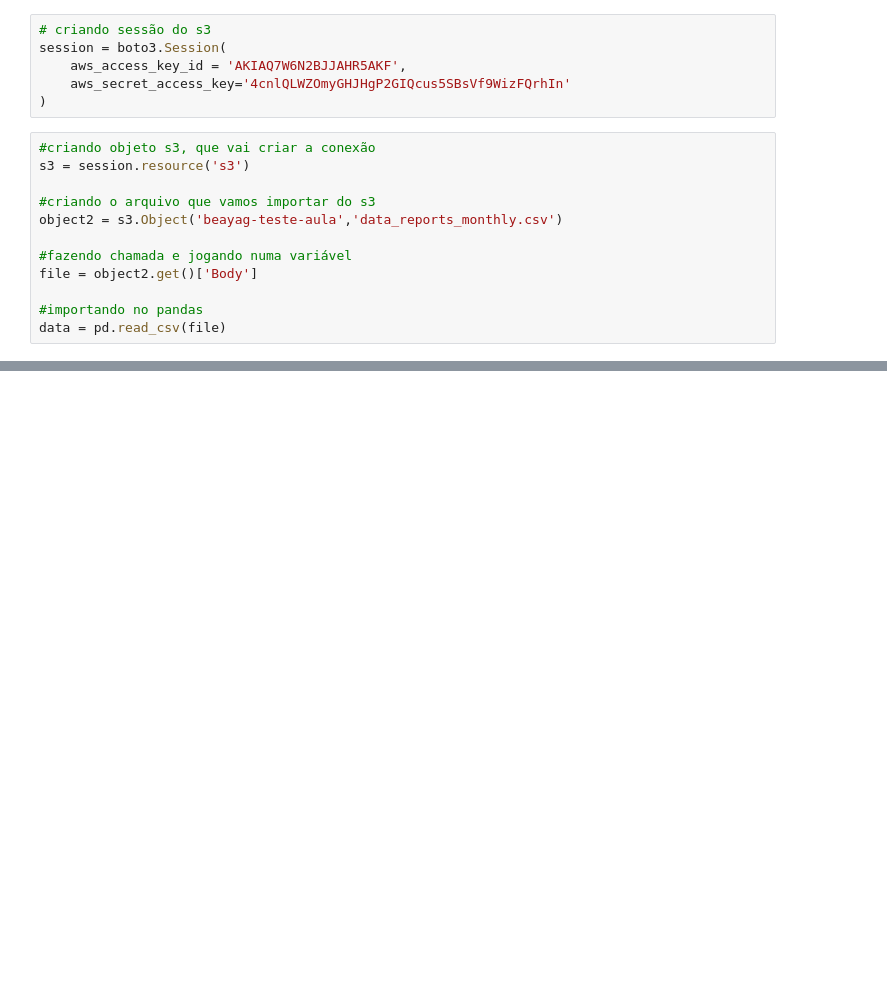
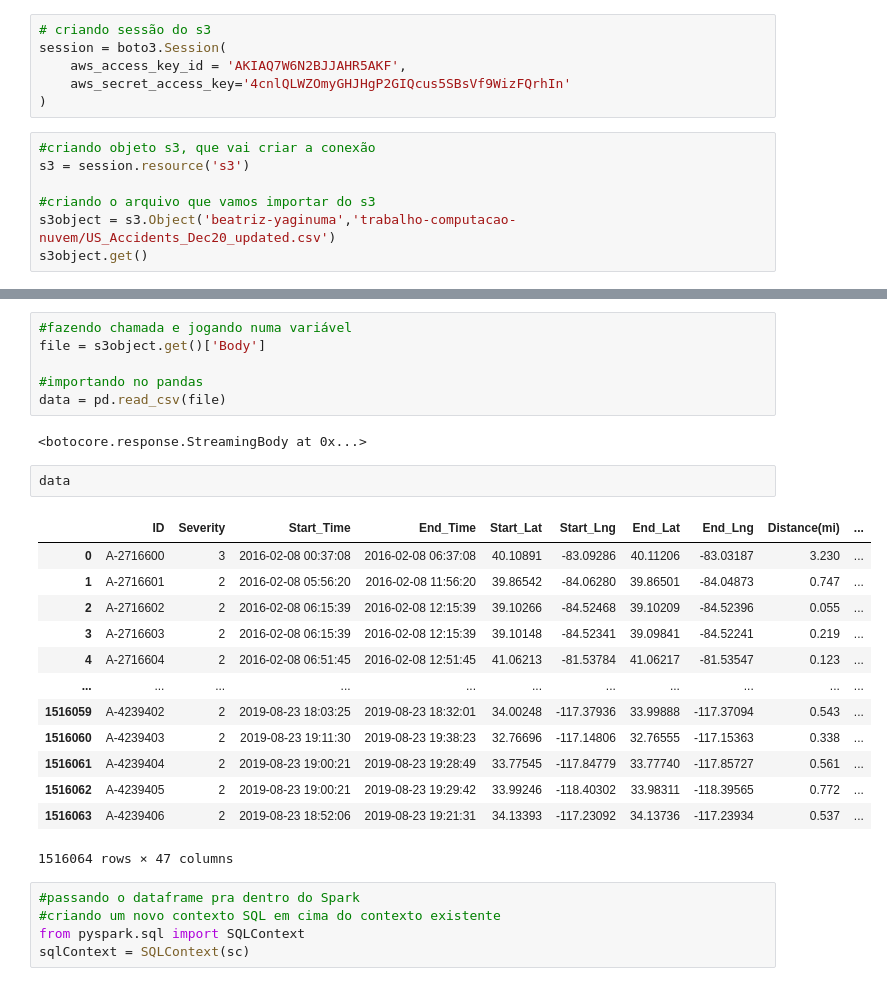
Before and after one commit to byaginuma/pos-data-science, a Jupyter notebook: computacao-nuvem/trabalho_computacao_nuvem.ipynb, the cells around one changed output, grey strips where cells are left out. Drawn from its saved outputs; the diff is of its cells as text; blank space fills up the shorter version.

```diff
--- a/computacao-nuvem/trabalho_computacao_nuvem.ipynb
+++ b/computacao-nuvem/trabalho_computacao_nuvem.ipynb
@@ -21,10 +17,5 @@ session = boto3.Session(
 s3 = session.resource('s3')
 
 #criando o arquivo que vamos importar do s3
-object2 = s3.Object('beayag-teste-aula','data_reports_monthly.csv')
-
-#fazendo chamada e jogando numa variável
-file = object2.get()['Body']
-
-#importando no pandas
-data = pd.read_csv(file)
+s3object = s3.Object('beatriz-yaginuma','trabalho-computacao-nuvem/US_Accidents_Dec20_updated.csv')
+s3object.get()
@@ -30,0 +43,29 @@ data = pd.read_csv(file)
+# %%
+#fazendo chamada e jogando numa variável
+file = s3object.get()['Body']
+
+#importando no pandas
+data = pd.read_csv(file)
+# %% [output]
+<botocore.response.StreamingBody at 0x...>
+# %%
+data
+# %% [output]
+|  | ID | Severity | Start_Time | End_Time | Start_Lat | Start_Lng | End_Lat | End_Lng | Distance(mi) | ... |
+| 0 | A-2716600 | 3 | 2016-02-08 00:37:08 | 2016-02-08 06:37:08 | 40.10891 | -83.09286 | 40.11206 | -83.03187 | 3.230 | ... |
+| 1 | A-2716601 | 2 | 2016-02-08 05:56:20 | 2016-02-08 11:56:20 | 39.86542 | -84.06280 | 39.86501 | -84.04873 | 0.747 | ... |
+| 2 | A-2716602 | 2 | 2016-02-08 06:15:39 | 2016-02-08 12:15:39 | 39.10266 | -84.52468 | 39.10209 | -84.52396 | 0.055 | ... |
+| 3 | A-2716603 | 2 | 2016-02-08 06:15:39 | 2016-02-08 12:15:39 | 39.10148 | -84.52341 | 39.09841 | -84.52241 | 0.219 | ... |
+| 4 | A-2716604 | 2 | 2016-02-08 06:51:45 | 2016-02-08 12:51:45 | 41.06213 | -81.53784 | 41.06217 | -81.53547 | 0.123 | ... |
+| ... | ... | ... | ... | ... | ... | ... | ... | ... | ... | ... |
+| 1516059 | A-4239402 | 2 | 2019-08-23 18:03:25 | 2019-08-23 18:32:01 | 34.00248 | -117.37936 | 33.99888 | -117.37094 | 0.543 | ... |
+| 1516060 | A-4239403 | 2 | 2019-08-23 19:11:30 | 2019-08-23 19:38:23 | 32.76696 | -117.14806 | 32.76555 | -117.15363 | 0.338 | ... |
+| 1516061 | A-4239404 | 2 | 2019-08-23 19:00:21 | 2019-08-23 19:28:49 | 33.77545 | -117.84779 | 33.77740 | -117.85727 | 0.561 | ... |
+| 1516062 | A-4239405 | 2 | 2019-08-23 19:00:21 | 2019-08-23 19:29:42 | 33.99246 | -118.40302 | 33.98311 | -118.39565 | 0.772 | ... |
+| 1516063 | A-4239406 | 2 | 2019-08-23 18:52:06 | 2019-08-23 19:21:31 | 34.13393 | -117.23092 | 34.13736 | -117.23934 | 0.537 | ... |
+1516064 rows × 47 columns
+# %%
+#passando o dataframe pra dentro do Spark
+#criando um novo contexto SQL em cima do contexto existente
+from pyspark.sql import SQLContext
+sqlContext = SQLContext(sc)
```
Also changed, not shown: parts of 8 cells of this notebook.
